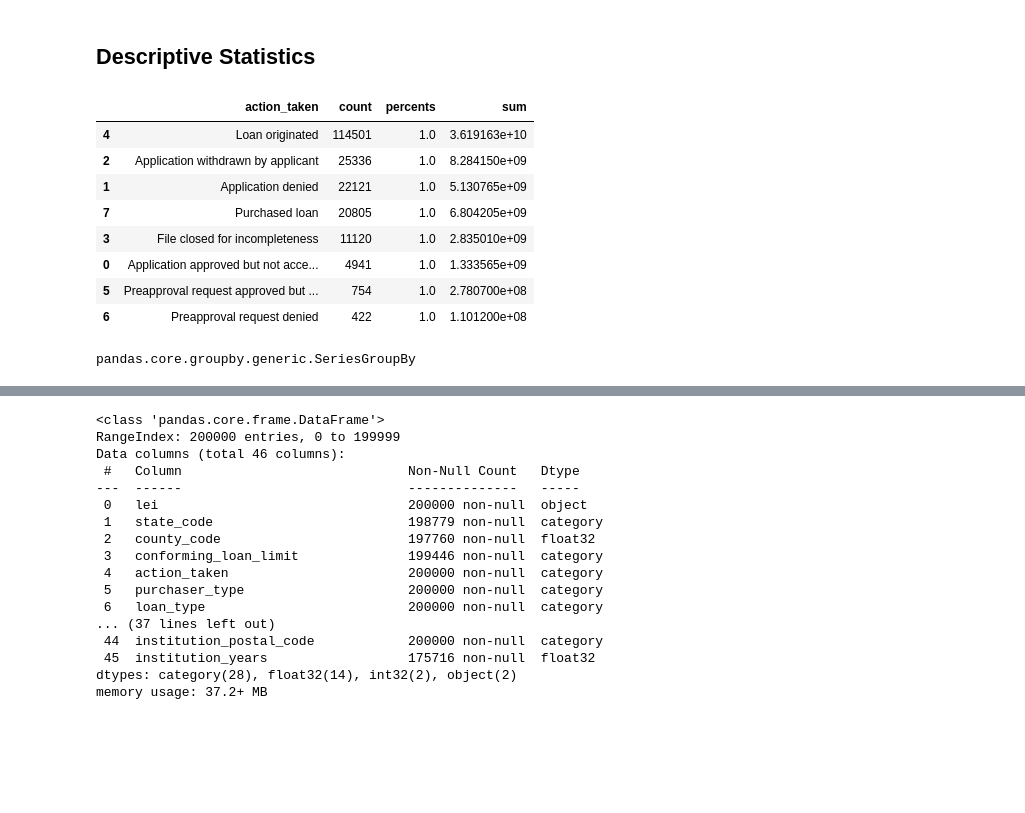
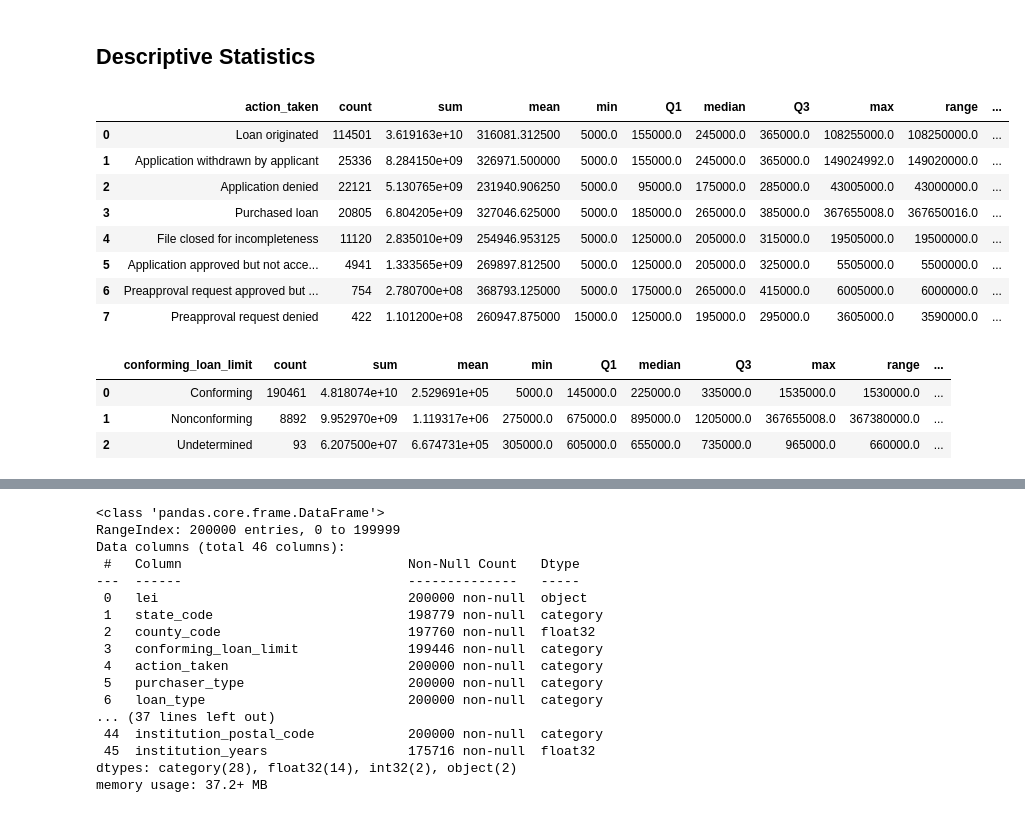
Before and after one commit to mandelbrojt/hmda-eda, a Jupyter notebook: us-mortgage-lending-eda.ipynb, the cells around one changed output, grey strips where cells are left out. Cells and saved outputs as stored; diff of their text form; code cells hidden in the pictures; blank space fills up the shorter version.

Commit message:
Created a summarize() function

```diff
--- a/us-mortgage-lending-eda.ipynb
+++ b/us-mortgage-lending-eda.ipynb
@@ -300,16 +266,33 @@ def group_describer(dataset: pd.DataFrame, groups: list, quant_var: str, descrip
+# %%
+def summarize(dataset: pd.DataFrame, cat_col: list, num_col: str) -> pd.DataFrame:
+    """Compute frequency, central tendency, position, dispersion, and shape
+    statistics of a DataFrame groups for the given numeric column"""
+    # List of descriptive statistic functions
+    statistics = ["count", "sum", "mean", "min", lambda x: x.quantile(0.25), "median", lambda x: x.quantile(0.75), "max", lambda x: x.max() - x.min(), lambda x: x.quantile(0.75) - x.quantile(0.25), "std", "var", "skew", lambda x: kurtosis(x)]
+    # Column names for lambda functions
+    lambda_cols = {"<lambda_0>": "Q1", "<lambda_1>": "Q3", "<lambda_2>": "range", "<lambda_3>": "iq_range","<lambda_4>": "kurt"}
+    # Group by category, aggregate descriptive statistics
+    agg_df = dataset.groupby(cat_col)[num_col].agg(statistics).reset_index()
+    # Rename lambda functions
+    agg_df = agg_df.rename(columns=lambda_cols)
+    # Sort by counts in descending order
+    agg_df = agg_df.sort_values(by="count", ascending=False).reset_index(drop=True)
+    # Calculates the weight of every category
+    total_count = agg_df["count"].sum()
+    agg_df["weight"] = agg_df["count"] / total_count
+
+    return agg_df
 # %%
-group_describer(mortgage_lending, "action_taken", "loan_amount", descriptors="frequency")
+lamnt_by_acttaken_summary = summarize(mortgage_lending, ["action_taken"], "loan_amount")
-# %% [output]
-|  | action_taken | count | percents | sum |
-| 4 | Loan originated | 114501 | 1.0 | 3.619163e+10 |
-| 2 | Application withdrawn by applicant | 25336 | 1.0 | 8.284150e+09 |
-| 1 | Application denied | 22121 | 1.0 | 5.130765e+09 |
-| 7 | Purchased loan | 20805 | 1.0 | 6.804205e+09 |
-| 3 | File closed for incompleteness | 11120 | 1.0 | 2.835010e+09 |
-| 0 | Application approved but not acce... | 4941 | 1.0 | 1.333565e+09 |
-| 5 | Preapproval request approved but ... | 754 | 1.0 | 2.780700e+08 |
-| 6 | Preapproval request denied | 422 | 1.0 | 1.101200e+08 |
-# %%
-type(mortgage_lending.groupby("action_taken")["loan_amount"])
-# %% [output]
-pandas.core.groupby.generic.SeriesGroupBy
+# %%
+lamnt_by_acttaken_summary
+# %% [output]
+|  | action_taken | count | sum | mean | min | Q1 | median | Q3 | max | range | ... |
+| 0 | Loan originated | 114501 | 3.619163e+10 | 316081.312500 | 5000.0 | 155000.0 | 245000.0 | 365000.0 | 108255000.0 | 108250000.0 | ... |
+| 1 | Application withdrawn by applicant | 25336 | 8.284150e+09 | 326971.500000 | 5000.0 | 155000.0 | 245000.0 | 365000.0 | 149024992.0 | 149020000.0 | ... |
+| 2 | Application denied | 22121 | 5.130765e+09 | 231940.906250 | 5000.0 | 95000.0 | 175000.0 | 285000.0 | 43005000.0 | 43000000.0 | ... |
+| 3 | Purchased loan | 20805 | 6.804205e+09 | 327046.625000 | 5000.0 | 185000.0 | 265000.0 | 385000.0 | 367655008.0 | 367650016.0 | ... |
+| 4 | File closed for incompleteness | 11120 | 2.835010e+09 | 254946.953125 | 5000.0 | 125000.0 | 205000.0 | 315000.0 | 19505000.0 | 19500000.0 | ... |
+| 5 | Application approved but not acce... | 4941 | 1.333565e+09 | 269897.812500 | 5000.0 | 125000.0 | 205000.0 | 325000.0 | 5505000.0 | 5500000.0 | ... |
+| 6 | Preapproval request approved but ... | 754 | 2.780700e+08 | 368793.125000 | 5000.0 | 175000.0 | 265000.0 | 415000.0 | 6005000.0 | 6000000.0 | ... |
+| 7 | Preapproval request denied | 422 | 1.101200e+08 | 260947.875000 | 15000.0 | 125000.0 | 195000.0 | 295000.0 | 3605000.0 | 3590000.0 | ... |
@@ -315,0 +301,7 @@ pandas.core.groupby.generic.SeriesGroupBy
+# %%
+lamnt_by_conflimit_summary
+# %% [output]
+|  | conforming_loan_limit | count | sum | mean | min | Q1 | median | Q3 | max | range | ... |
+| 0 | Conforming | 190461 | 4.818074e+10 | 2.529691e+05 | 5000.0 | 145000.0 | 225000.0 | 335000.0 | 1535000.0 | 1530000.0 | ... |
+| 1 | Nonconforming | 8892 | 9.952970e+09 | 1.119317e+06 | 275000.0 | 675000.0 | 895000.0 | 1205000.0 | 367655008.0 | 367380000.0 | ... |
+| 2 | Undetermined | 93 | 6.207500e+07 | 6.674731e+05 | 305000.0 | 605000.0 | 655000.0 | 735000.0 | 965000.0 | 660000.0 | ... |
```
Also changed, not shown: parts of 7 cells of this notebook.
